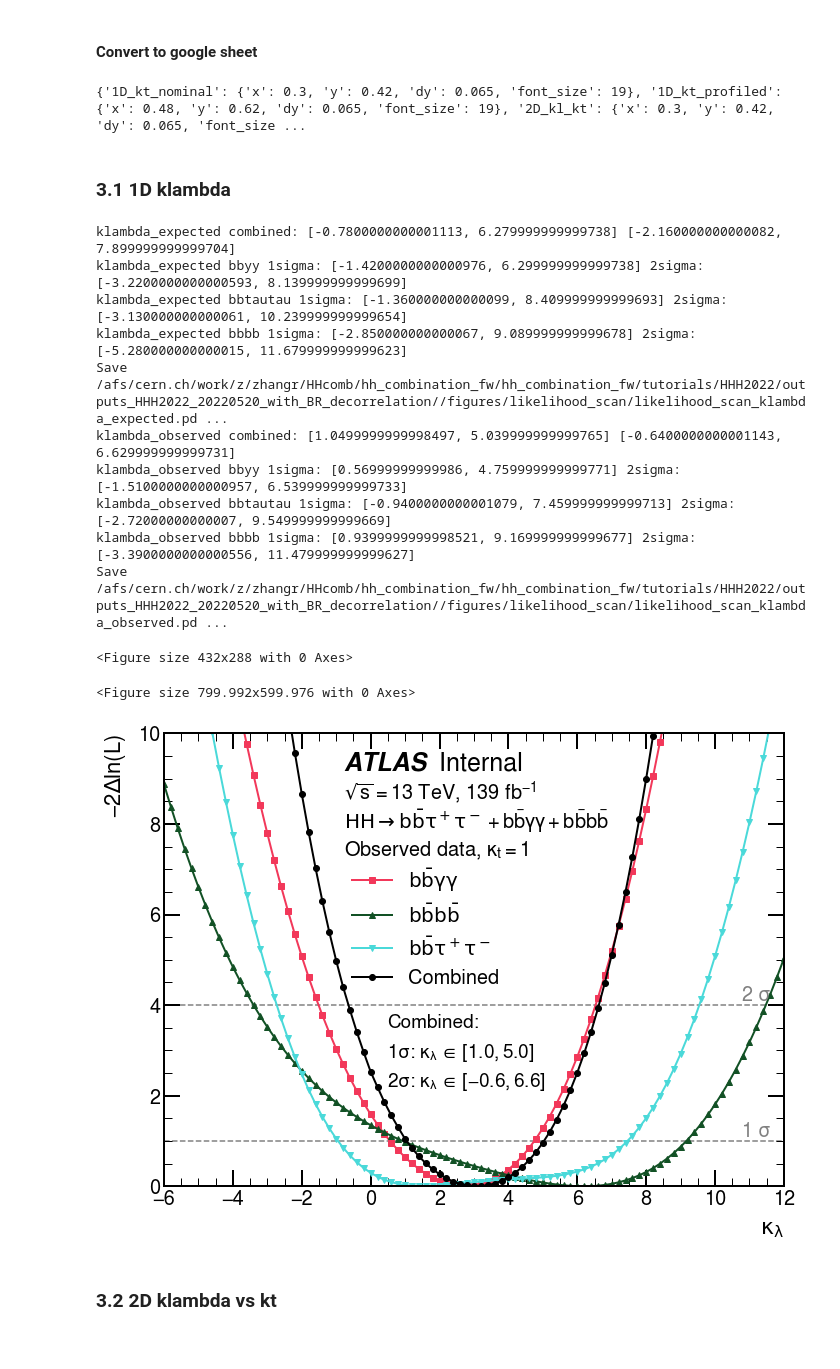
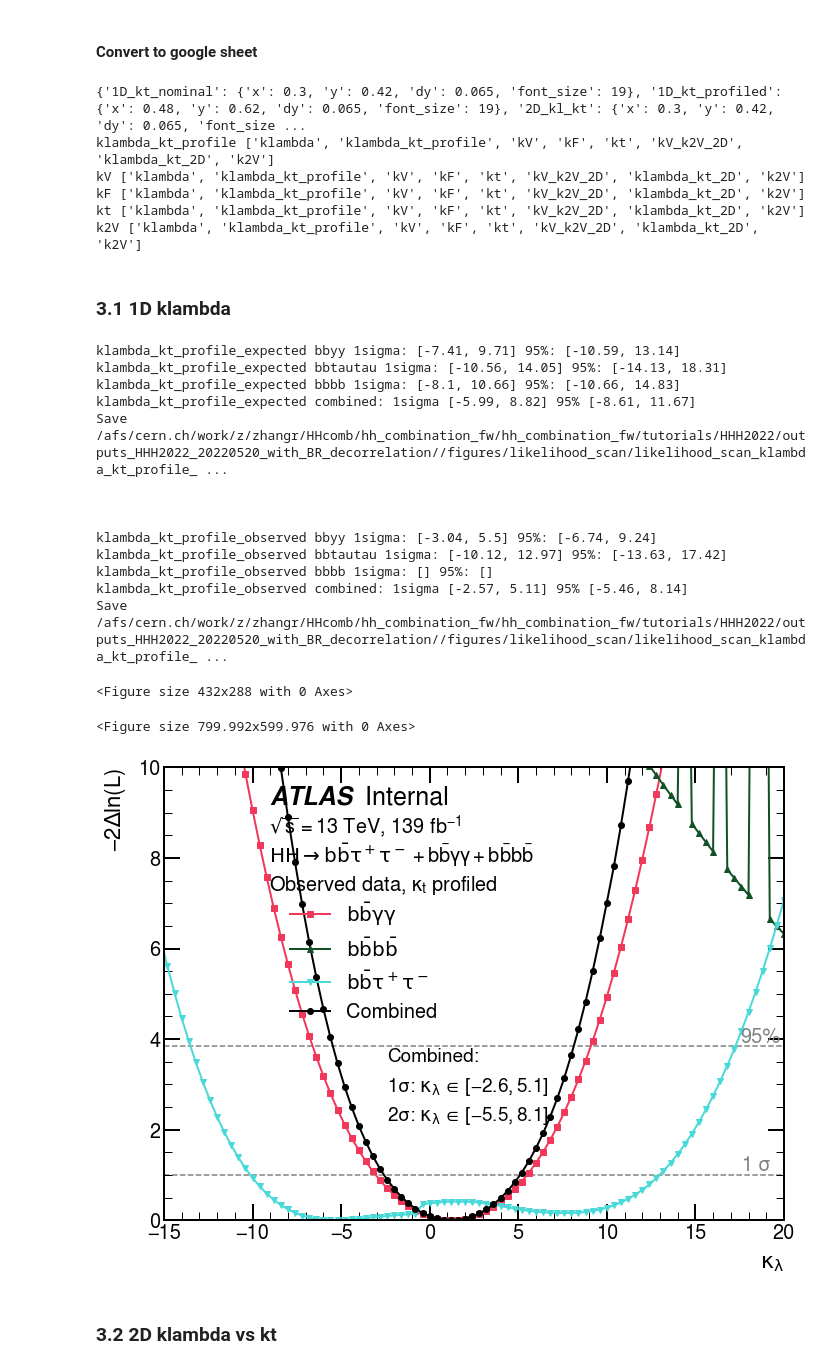
Before and after one commit to dyl64/hh_combination_fw, a Jupyter notebook: tutorials/HHH2022/GenPlots.ipynb, the cells around one changed output. Drawn from its saved outputs; the diff is of its cells as text; code cells hidden in the pictures.

```diff
--- a/tutorials/HHH2022/GenPlots.ipynb
+++ b/tutorials/HHH2022/GenPlots.ipynb
@@ -736,6 +699,11 @@ styles = {
     'kV_k2V_2D': {
         'legend': {
             'loc': (0.17, 0.42)
+        },
+    },
+    'klambda_kt_2D': {
+        'legend': {
+            'loc': (0.17, 0.40)
         },
     },
 }
@@ -847,11 +815,23 @@ def analysis_label_options_new(study, obs, channel='combined'):
         return label_options['default']
 # %% [output]
 {'1D_kt_nominal': {'x': 0.3, 'y': 0.42, 'dy': 0.065, 'font_size': 19}, '1D_kt_profiled': {'x': 0.48, 'y': 0.62, 'dy': 0.065, 'font_size': 19}, '2D_kl_kt': {'x': 0.3, 'y': 0.42, 'dy': 0.065, 'font_size ...
+klambda_kt_profile ['klambda', 'klambda_kt_profile', 'kV', 'kF', 'kt', 'kV_k2V_2D', 'klambda_kt_2D', 'k2V']
+kV ['klambda', 'klambda_kt_profile', 'kV', 'kF', 'kt', 'kV_k2V_2D', 'klambda_kt_2D', 'k2V']
+kF ['klambda', 'klambda_kt_profile', 'kV', 'kF', 'kt', 'kV_k2V_2D', 'klambda_kt_2D', 'k2V']
+kt ['klambda', 'klambda_kt_profile', 'kV', 'kF', 'kt', 'kV_k2V_2D', 'klambda_kt_2D', 'k2V']
+k2V ['klambda', 'klambda_kt_profile', 'kV', 'kF', 'kt', 'kV_k2V_2D', 'klambda_kt_2D', 'k2V']
 # %% [markdown]
 ### 3.1 1D klambda
 # %%
-def plot_kl(study, obs, xmin = -15, xmax = 20, ymin=0, ymax = 20, xlabel=r"$\mathrm{\kappa_{\lambda}}$", xattrib='klambda', yattrib='qmu'):
+from quickstats.maths.numerics import is_integer, pretty_value
+
+def plot_1D(study, obs, xmin = -15, xmax = 20, ymin=0, ymax = 20, xlabel=r"$\mathrm{\kappa_{\lambda}}$", xattrib='klambda', yattrib='qmu'):
     options = {}
+    config = {
+        'sigma_values': (1, 3.84),
+        'sigma_levels': ('1sigma', '0.95'),
+        'sigma_names': ('1 $\sigma$', '95%'),
+     }
     name = 'likelihood_scan'
     if yattrib == 'kt':
         options['ylabel'] = r"Best fit $\mathrm{\kappa_{t}}$"
@@ -866,22 +846,23 @@ def plot_kl(study, obs, xmin = -15, xmax = 20, ymin=0, ymax = 20, xlabel=r"$\mat
     xmax = min(xmax, likelihood_df[df_index]['combined'][xattrib].max())
     ymax = min(ymax, int(ymax/2), int(ymax*0.75), int(likelihood_df[df_index]['combined'][yattrib].max()))
     plotter = Likelihood1DPlot(likelihood_df[df_index], label_map=channel_label_map, styles_map=styles_map,
-                            styles=styles[study], analysis_label_options=analysis_label_options_new(study, obs))
+                            styles=styles[study], analysis_label_options=analysis_label_options_new(study, obs),
+                              config = config)
     ax = plotter.draw(xlabel=xlabel, ymin=ymin, ymax=ymax, xmin=xmin, xmax=xmax, xattrib=xattrib, yattrib=yattrib, **options)
 
     if 'combined' in likelihood_df[df_index] and yattrib=='qmu':
-#         print(likelihood_df[df_index]['combined'][likelihood_df[df_index]['combined']['qmu'] <= 0])
         intersections_1 = get_interval(likelihood_df[df_index]['combined'], 1).tolist()
-        intersections_2 = get_interval(likelihood_df[df_index]['combined'], 4).tolist()
-        print(df_index, 'combined:', intersections_1, intersections_2)
+#         intersections_2 = get_interval(likelihood_df[df_index]['combined'], 4).tolist()
+        intersections_2 = get_interval(likelihood_df[df_index]['combined'], 3.84).tolist()
         for c in ['bbyy', 'bbtautau', 'bbbb']:
-            print(df_index, c, '1sigma:', get_interval(likelihood_df[df_index][c], 1).tolist(), '2sigma:', get_interval(likelihood_df[df_index][c], 4).tolist())
+            print(df_index, c, '1sigma:', [pretty_value(i) for i in get_interval(likelihood_df[df_index][c], 1).tolist()], '95%:', [pretty_value(i) for i in get_interval(likelihood_df[df_index][c], 4).tolist()])
+        print(df_index, 'combined:', '1sigma', [pretty_value(i) for i in intersections_1], '95%', [pretty_value(i) for i in intersections_2])
 
         ax.annotate(r'Combined:',
                     (anno_op[study]['x'], anno_op[study]['y']), xycoords = 'axes fraction', fontsize = anno_op[study]['font_size'])
-        ax.annotate(r'$1\sigma$: $\kappa_\lambda \in [%.1f, %.1f]$' %(intersections_1[0], intersections_1[1]),
+        ax.annotate(r'$1\sigma$: '+xlabel+r'$ \in [%.1f, %.1f]$' %(intersections_1[0], intersections_1[1]),
                     (anno_op[study]['x'], anno_op[study]['y'] - anno_op[study]['dy']), xycoords = 'axes fraction', fontsize = anno_op[study]['font_size'])
-        ax.annotate(r'$2\sigma$: $\kappa_\lambda \in [%.1f, %.1f]$' %(intersections_2[0], intersections_2[1]),
+        ax.annotate(r'$2\sigma$: '+xlabel+r'$ \in [%.1f, %.1f]$' %(intersections_2[0], intersections_2[1]),
                     (anno_op[study]['x'], anno_op[study]['y'] - 2 * anno_op[study]['dy']), xycoords = 'axes fraction', fontsize = anno_op[study]['font_size'])
 
     savefolder = outdir_likelihood + '/figures/likelihood_scan'
@@ -892,29 +873,37 @@ def plot_kl(study, obs, xmin = -15, xmax = 20, ymin=0, ymax = 20, xlabel=r"$\mat
 def kappa_name_1D(study):
     name_map = {
         'klambda': r"$\mathrm{\kappa_{\lambda}}$",
-         'kV': r"$\mathrm{\kappa_{V}}$",
-         'kF': r"$\mathrm{\kappa_{F}}$",
-         'kt': r"$\mathrm{\kappa_{t}}$",
-         'k2V': r"$\mathrm{\kappa_{2V}}$",
+        'kV': r"$\mathrm{\kappa_{V}}$",
+        'kF': r"$\mathrm{\kappa_{F}}$",
+        'kt': r"$\mathrm{\kappa_{t}}$",
+        'k2V': r"$\mathrm{\kappa_{2V}}$",
+        'klambda_kt_profile': r"$\mathrm{\kappa_{\lambda}}$",
     }
     return name_map[study], study
 # %%
-for o in obs:
-    for study in studies:
-        if '_' in study: continue
+# 1D
+for study in studies:
+    if '_' in study and 'profile' not in study: continue
+    for o in obs:
         xlabel, xattrib = kappa_name_1D(study)
-        plot_kl(study, o, xlabel=xlabel, xattrib=xattrib)
+        if 'profile' in study:
+            xattrib = xattrib.split('_')[0]
+        plot_1D(study, o, xlabel=xlabel, xattrib=xattrib)
+        print('\n\n')
 # %% [output]
-klambda_expected combined: [-0.7800000000001113, 6.279999999999738] [-2.160000000000082, 7.899999999999704]
-klambda_expected bbyy 1sigma: [-1.4200000000000976, 6.299999999999738] 2sigma: [-3.2200000000000593, 8.139999999999699]
-klambda_expected bbtautau 1sigma: [-1.360000000000099, 8.409999999999693] 2sigma: [-3.130000000000061, 10.239999999999654]
-klambda_expected bbbb 1sigma: [-2.850000000000067, 9.089999999999678] 2sigma: [-5.280000000000015, 11.679999999999623]
-Save /afs/cern.ch/work/z/zhangr/HHcomb/hh_combination_fw/hh_combination_fw/tutorials/HHH2022/outputs_HHH2022_20220520_with_BR_decorrelation//figures/likelihood_scan/likelihood_scan_klambda_expected.pd ...
-klambda_observed combined: [1.0499999999998497, 5.039999999999765] [-0.6400000000001143, 6.629999999999731]
-klambda_observed bbyy 1sigma: [0.56999999999986, 4.759999999999771] 2sigma: [-1.5100000000000957, 6.539999999999733]
-klambda_observed bbtautau 1sigma: [-0.9400000000001079, 7.459999999999713] 2sigma: [-2.72000000000007, 9.549999999999669]
-klambda_observed bbbb 1sigma: [0.9399999999998521, 9.169999999999677] 2sigma: [-3.3900000000000556, 11.479999999999627]
-Save /afs/cern.ch/work/z/zhangr/HHcomb/hh_combination_fw/hh_combination_fw/tutorials/HHH2022/outputs_HHH2022_20220520_with_BR_decorrelation//figures/likelihood_scan/likelihood_scan_klambda_observed.pd ...
+klambda_kt_profile_expected bbyy 1sigma: [-7.41, 9.71] 95%: [-10.59, 13.14]
+klambda_kt_profile_expected bbtautau 1sigma: [-10.56, 14.05] 95%: [-14.13, 18.31]
+klambda_kt_profile_expected bbbb 1sigma: [-8.1, 10.66] 95%: [-10.66, 14.83]
+klambda_kt_profile_expected combined: 1sigma [-5.99, 8.82] 95% [-8.61, 11.67]
+Save /afs/cern.ch/work/z/zhangr/HHcomb/hh_combination_fw/hh_combination_fw/tutorials/HHH2022/outputs_HHH2022_20220520_with_BR_decorrelation//figures/likelihood_scan/likelihood_scan_klambda_kt_profile_ ...
+
+
+
+klambda_kt_profile_observed bbyy 1sigma: [-3.04, 5.5] 95%: [-6.74, 9.24]
+klambda_kt_profile_observed bbtautau 1sigma: [-10.12, 12.97] 95%: [-13.63, 17.42]
+klambda_kt_profile_observed bbbb 1sigma: [] 95%: []
+klambda_kt_profile_observed combined: 1sigma [-2.57, 5.11] 95% [-5.46, 8.14]
+Save /afs/cern.ch/work/z/zhangr/HHcomb/hh_combination_fw/hh_combination_fw/tutorials/HHH2022/outputs_HHH2022_20220520_with_BR_decorrelation//figures/likelihood_scan/likelihood_scan_klambda_kt_profile_ ...
 <Figure size 432x288 with 0 Axes>
 <Figure size 799.992x599.976 with 0 Axes>
-[figure, old version]
+[figure, new version]
```
Also changed, not shown: parts of 26 cells of this notebook, 8 other files.
